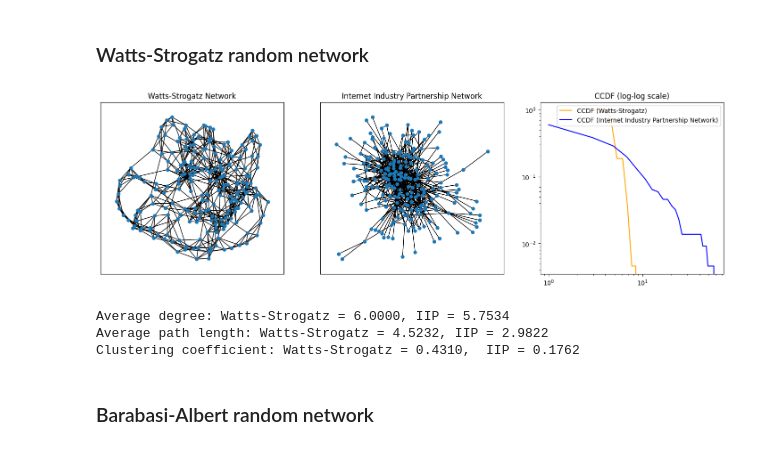
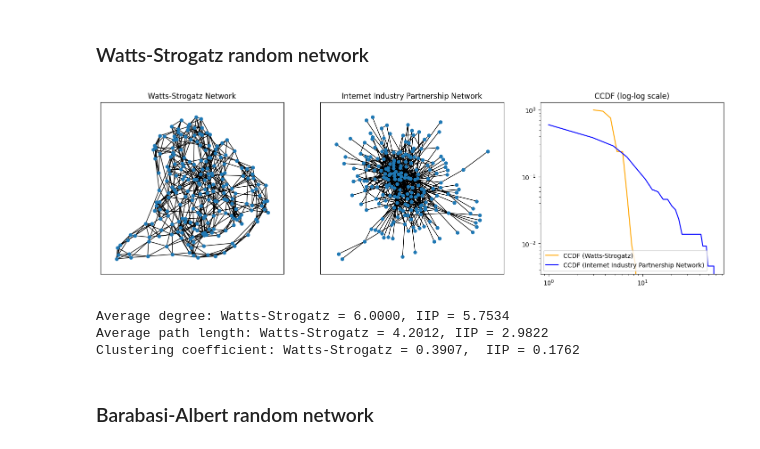
Before and after one commit to rik1599/advanced-data-science-2023, a Jupyter notebook: internet-industry-partnerships/internet-industry.partnership.ipynb, the cells around one changed output. Drawn from its saved outputs; the diff is of its cells as text; code cells hidden in the pictures.

```diff
--- a/internet-industry-partnerships/internet-industry.partnership.ipynb
+++ b/internet-industry-partnerships/internet-industry.partnership.ipynb
@@ -779,13 +786,13 @@ Clustering coefficient: Erdos-Renyi = 0.0319,  IIP = 0.1762
 # %% [markdown]
 ### Watts-Strogatz random network
 # %%
-WS = nx.watts_strogatz_graph(G.number_of_nodes(), 6, 0.1, seed=1234)
+WS = nx.watts_strogatz_graph(G.number_of_nodes(), 6, 0.15, seed=1234)
 network_comparison(WS, 'Watts-Strogatz')
 # %% [output]
-[figure, old version]
+[figure, new version]
 Average degree: Watts-Strogatz = 6.0000, IIP = 5.7534
-Average path length: Watts-Strogatz = 4.5232, IIP = 2.9822
-Clustering coefficient: Watts-Strogatz = 0.4310,  IIP = 0.1762
+Average path length: Watts-Strogatz = 4.2012, IIP = 2.9822
+Clustering coefficient: Watts-Strogatz = 0.3907,  IIP = 0.1762
 # %% [markdown]
 ### Barabasi-Albert random network
 # %%
```
Also changed, not shown: parts of 5 cells of this notebook, 1 other file.
